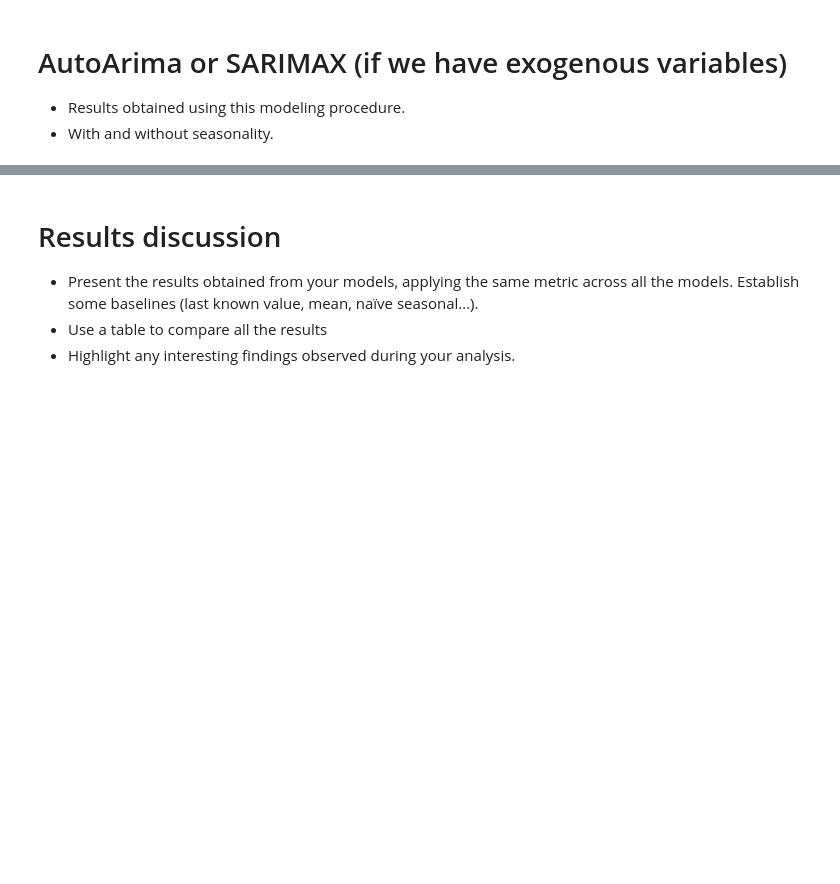
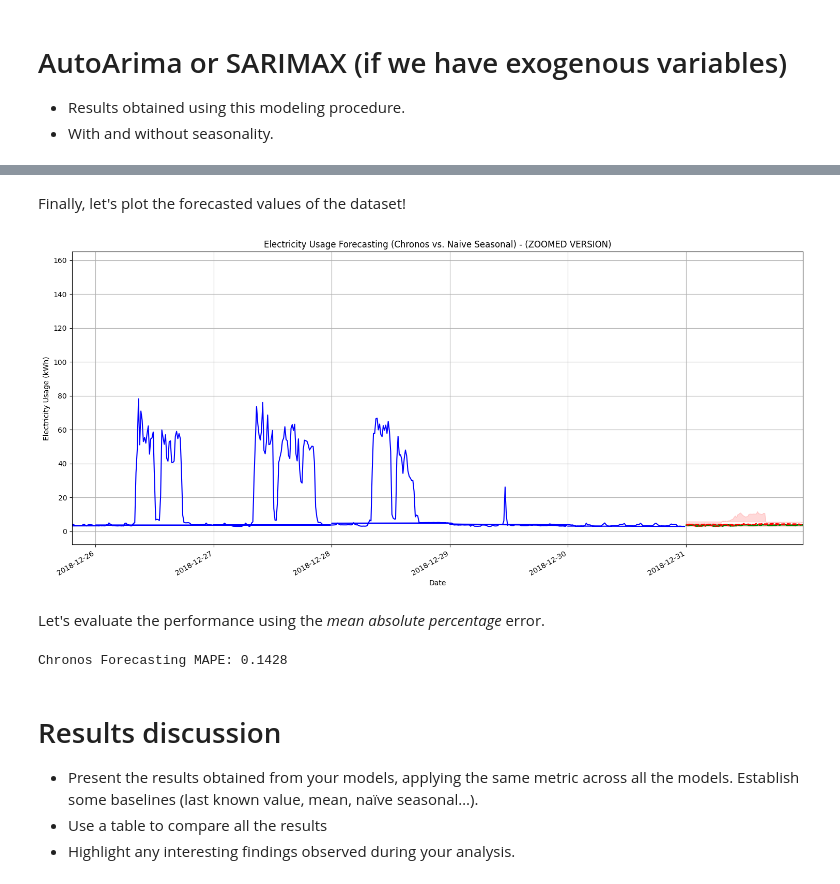
Before and after one commit to DiegoLopezAroca/Multivariate-Time-Series-Forecasting-of-Energy-Consumption-in-the-Steel-Industry, a Jupyter notebook: Advanced_ML_D2_2.ipynb, the cells around one changed output, grey strips where cells are left out. Drawn from its saved outputs; the diff is of its cells as text; code cells hidden in the pictures; blank space fills up the shorter version.

Commit message:
CHRONOS

```diff
--- a/Advanced_ML_D2_2.ipynb
+++ b/Advanced_ML_D2_2.ipynb
@@ -312,0 +318,7 @@ Please use `tqdm.notebook.tqdm` instead of `tqdm.tqdm_notebook`
+# %%
+# Same t5 model used in the 4.12 notebook
+pipeline = ChronosPipeline.from_pretrained(
+    'amazon/chronos-t5-small',
+    device_map='cuda' if torch.cuda.is_available() else 'cpu',
+    torch_dtype=torch.bfloat16,
+)
@@ -312,0 +339,11 @@ Please use `tqdm.notebook.tqdm` instead of `tqdm.tqdm_notebook`
+# %%
+# Step 1
+context_tensor = torch.tensor(train["Usage_kWh"], dtype=torch.float32)
+
+# Step 2
+forecast = pipeline.predict(context_tensor.unsqueeze(0),
+                            prediction_length=test_size,
+                            num_samples=100)
+
+# Step 3
+median_forecast = forecast[0].median(dim=0).values.numpy()
@@ -313,3 +352,39 @@ Please use `tqdm.notebook.tqdm` instead of `tqdm.tqdm_notebook`
+# %% [markdown]
+Finally, let's plot the forecasted values of the dataset!
+# %%
+test = test.copy()
+
+low_10 = forecast[0].quantile(0.1, dim=0).numpy()
+high_90 = forecast[0].quantile(0.9, dim=0).numpy()
+
+test['naive_seasonal'] = train['Usage_kWh'].iloc[-test_size:].values
+test['chronos_pred'] = median_forecast
+
+fig, ax = plt.subplots(figsize=(15, 7))
+ax.plot(train['date'], train['Usage_kWh'], 'b-', label='Training Actual')
+ax.plot(test['date'], test['Usage_kWh'], 'g-', label='Test Actual')
+ax.plot(test['date'], test['chronos_pred'], 'r--', label='Chronos Median Forecast')
+ax.fill_between(test['date'], low_10, high_90, color='red', alpha=0.15, label='Chronos 80% CI')
+zoom_start_date_index = max(0, len(train) - 500)
+zoom_start_date = train['date'].iloc[zoom_start_date_index]
+ax.set_xlim(zoom_start_date, test['date'].max())
+ax.set_xlabel('Date')
+ax.set_ylabel('Electricity Usage (kWh)')
+ax.set_title('Electricity Usage Forecasting (Chronos vs. Naive Seasonal) - (ZOOMED VERSION)')
+plt.xticks(rotation=45)
+plt.grid(True)
+fig.autofmt_xdate()
+plt.tight_layout()
+plt.show()
+# %% [output]
+[figure, added]
+# %% [markdown]
+Let's evaluate the performance using the *mean absolute percentage* error.
+# %%
+mape_chronos = mean_absolute_percentage_error(test['Usage_kWh'], test['chronos_pred'])
+print(f"Chronos Forecasting MAPE: {mape_chronos:.4f}")
+# %% [output]
+Chronos Forecasting MAPE: 0.1428
 # %% [markdown]
 # Results discussion
 
```
Also changed, not shown: parts of 8 cells of this notebook.
